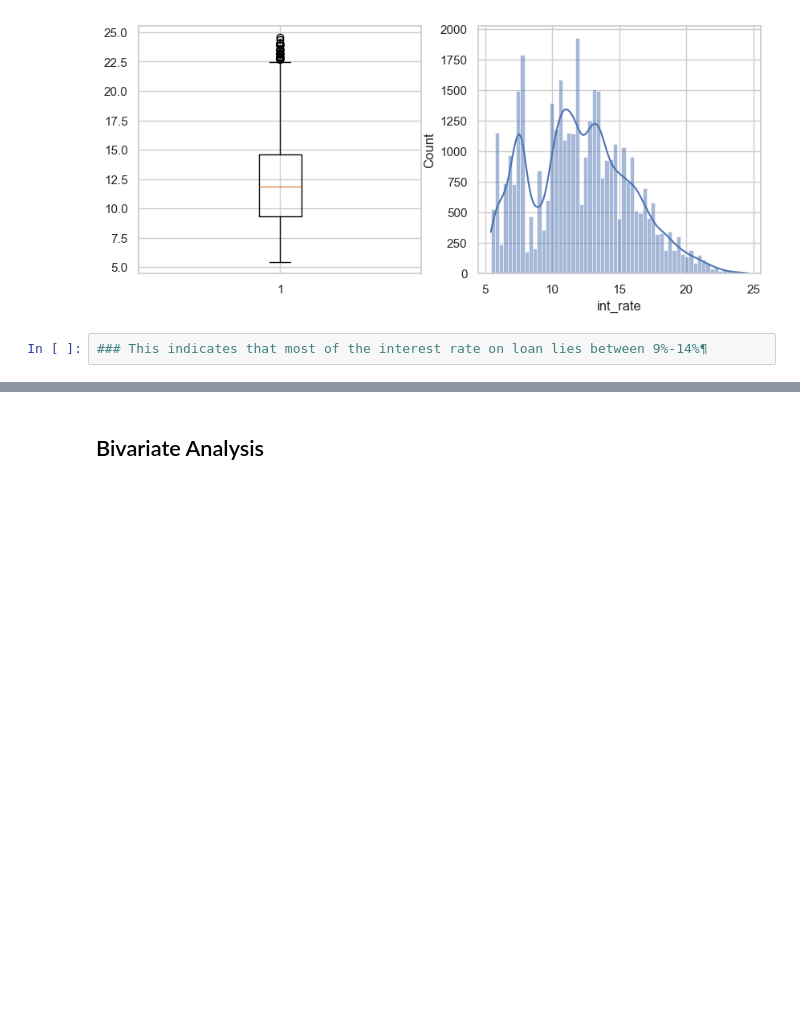
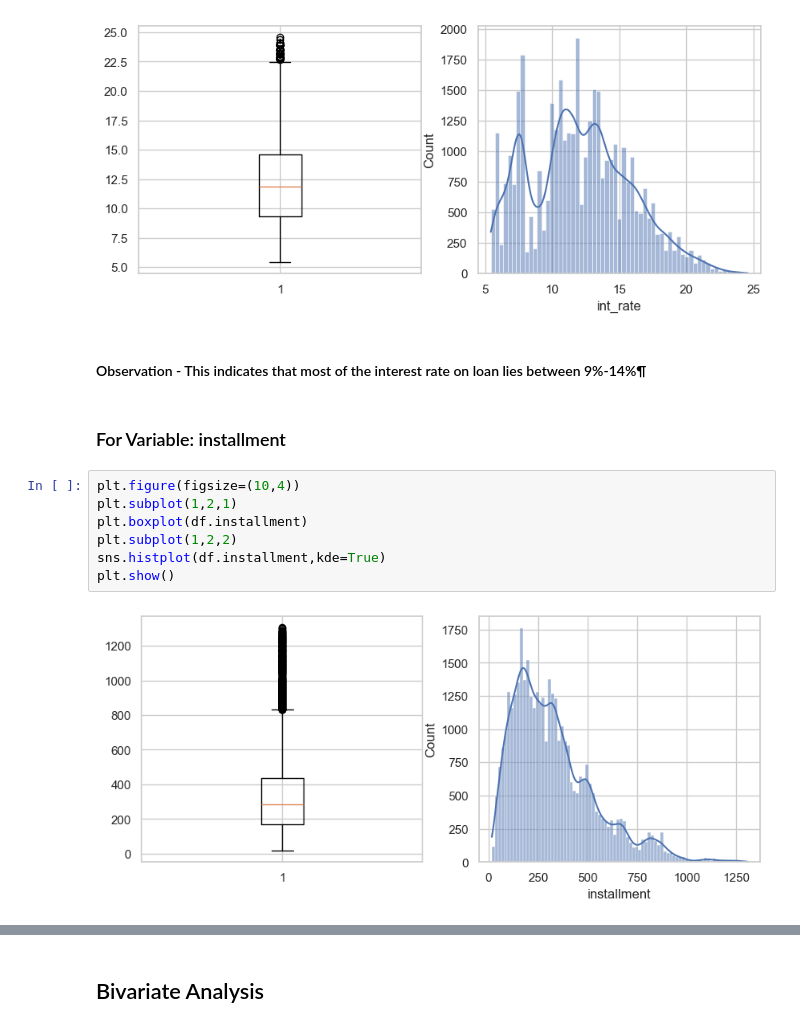
Before and after one commit to ruchikaagarwal6787/lending-club-case-study, a Jupyter notebook: Lending_Club_Analysis.ipynb, the cells around one changed output, grey strips where cells are left out. Drawn from its saved outputs; the diff is of its cells as text; blank space fills up the shorter version.

```diff
--- a/Lending_Club_Analysis.ipynb
+++ b/Lending_Club_Analysis.ipynb
@@ -652,5 +652,16 @@ sns.histplot(df.int_rate,kde=True)
 plt.show()
 # %% [output]
 [figure]
-# %%
-### This indicates that most of the interest rate on loan lies between 9%-14%¶
+# %% [markdown]
+#### Observation - This indicates that most of the interest rate on loan lies between 9%-14%¶
+# %% [markdown]
+### For Variable: installment
+# %%
+plt.figure(figsize=(10,4))
+plt.subplot(1,2,1)
+plt.boxplot(df.installment)
+plt.subplot(1,2,2)
+sns.histplot(df.installment,kde=True)
+plt.show()
+# %% [output]
+[figure, added]
```
Also changed, not shown: parts of 41 cells of this notebook.
